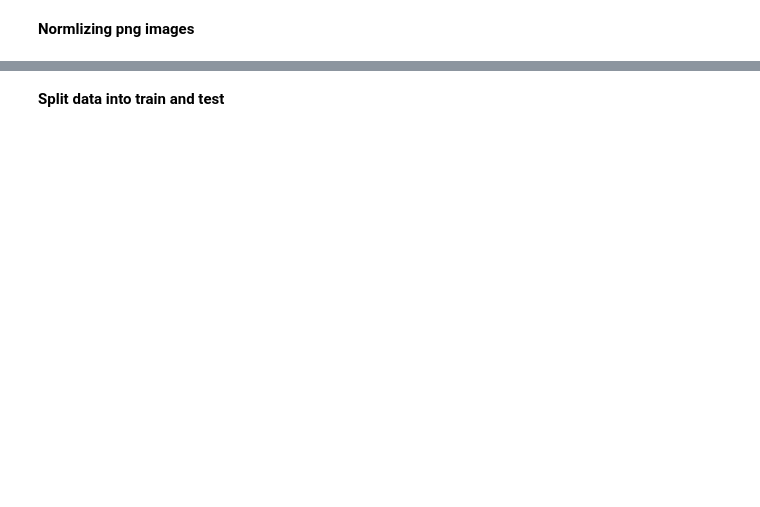
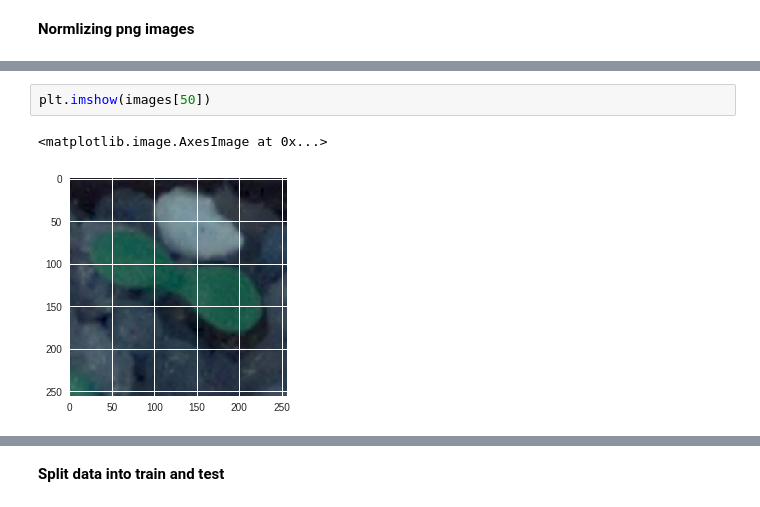
Before and after one commit to Nourahussein/Plant-seedling-classification, a Jupyter notebook: FINAL_seedling.ipynb, the cells around one changed output, grey strips where cells are left out. Cells and saved outputs as stored; diff of their text form; blank space fills up the shorter version.

```diff
--- a/FINAL_seedling.ipynb
+++ b/FINAL_seedling.ipynb
@@ -200,0 +156,5 @@ TypeError: ignored
+# %%
+plt.imshow(images[50])
+# %% [output]
+<matplotlib.image.AxesImage at 0x...>
+[figure, added]
```
Also changed, not shown: parts of 44 cells of this notebook.
